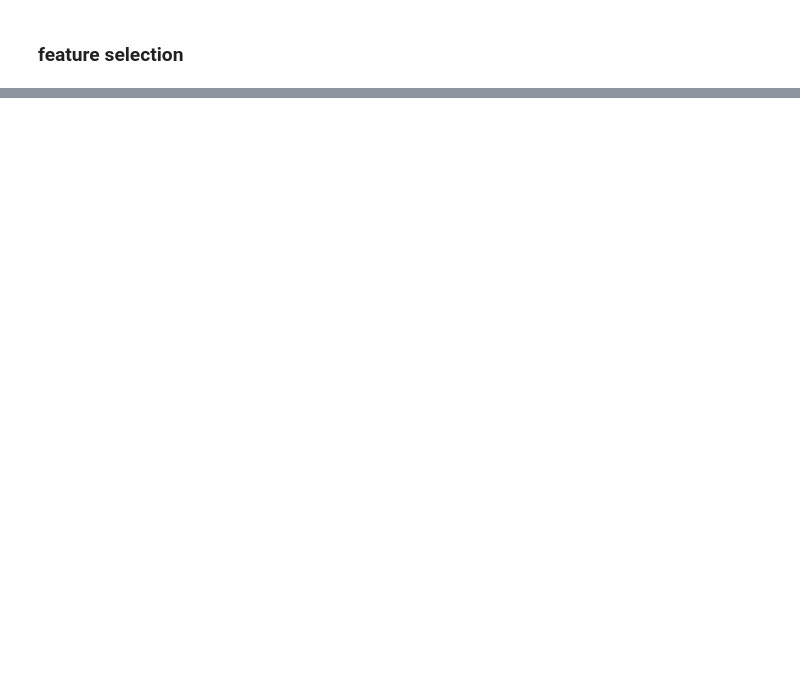
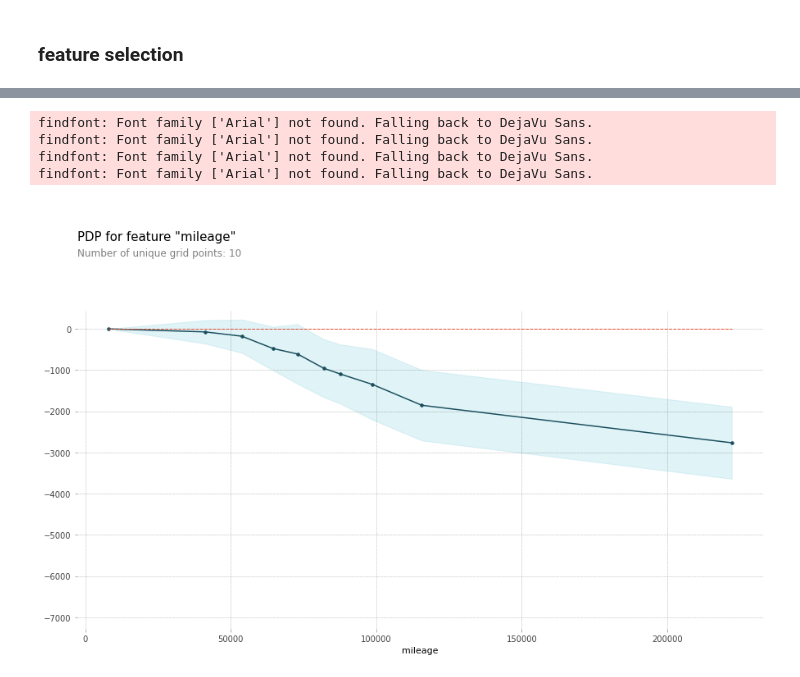
Before and after one commit to Terrencebosco/Build_week_2, a Jupyter notebook: build_week_2_(working).ipynb, the cells around one changed output, grey strips where cells are left out. Drawn from its saved outputs; the diff is of its cells as text; code cells hidden in the pictures; blank space fills up the shorter version.

```diff
--- a/build_week_2_(working).ipynb
+++ b/build_week_2_(working).ipynb
@@ -539,0 +584,48 @@ Validation Accuracy 982.3365191740412
+# %%
+# change DPI
+plt.rcParams['figure.dpi'] = 72
+
+# use only int. features
+df_int = df[['price','mileage','city_mpg','high_mpg','car_year','size','turbo','rear_wheel_drive','all_wheel_drive','front_wheel_drive']]
+
+# train, val test split @ 20% for test and val.
+train, test = train_test_split(df_int, test_size=.2, random_state=42)
+train, val = train_test_split(train, test_size=.2, random_state=42)
+
+# get target and features
+target = 'price'
+features = df_int.drop(target, axis=1).columns.to_list()
+
+# get feature matrix
+X_train_int = train[features]
+X_val_int = val[features]
+X_test_int = test[features]
+
+# get target vectors
+y_train_int = train[target]
+y_val_int = val[target]
+y_test_int = test[target]
+
+# fit model
+model = RandomForestRegressor(n_estimators=100, random_state=42, n_jobs=-1)
+model.fit(X_train_int, y_train)
+
+# partial dependence plot
+feature = 'mileage'
+
+# create isolared value
+isolated = pdp_isolate(
+    model=model,
+    dataset=X_val_int,
+    model_features=X_val_int.columns,
+    feature=feature
+)
+
+# plot isolated partial dependenct
+pdp_plot(isolated, feature_name=feature);
+# %% [output]
+findfont: Font family ['Arial'] not found. Falling back to DejaVu Sans.
+findfont: Font family ['Arial'] not found. Falling back to DejaVu Sans.
+findfont: Font family ['Arial'] not found. Falling back to DejaVu Sans.
+findfont: Font family ['Arial'] not found. Falling back to DejaVu Sans.
+[figure, added]
```
Also changed, not shown: parts of 28 cells of this notebook.
